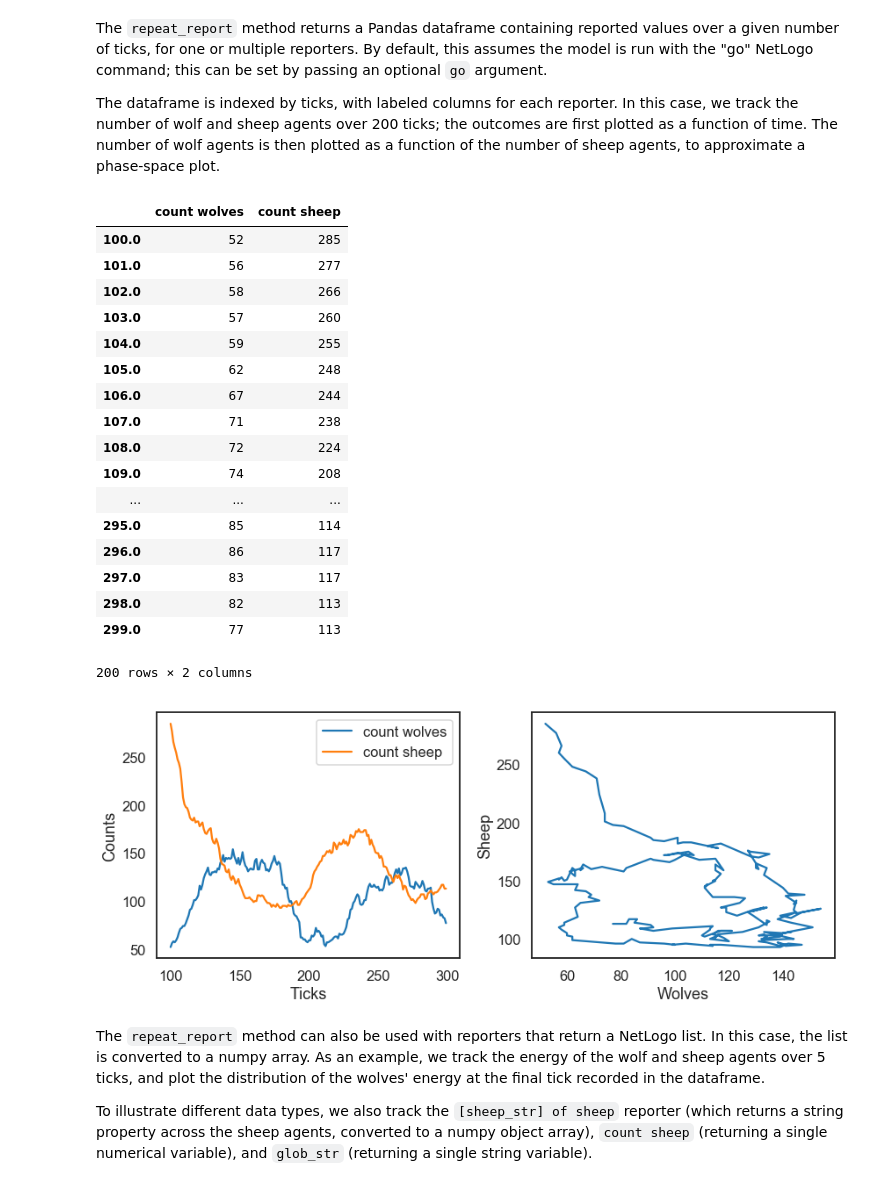
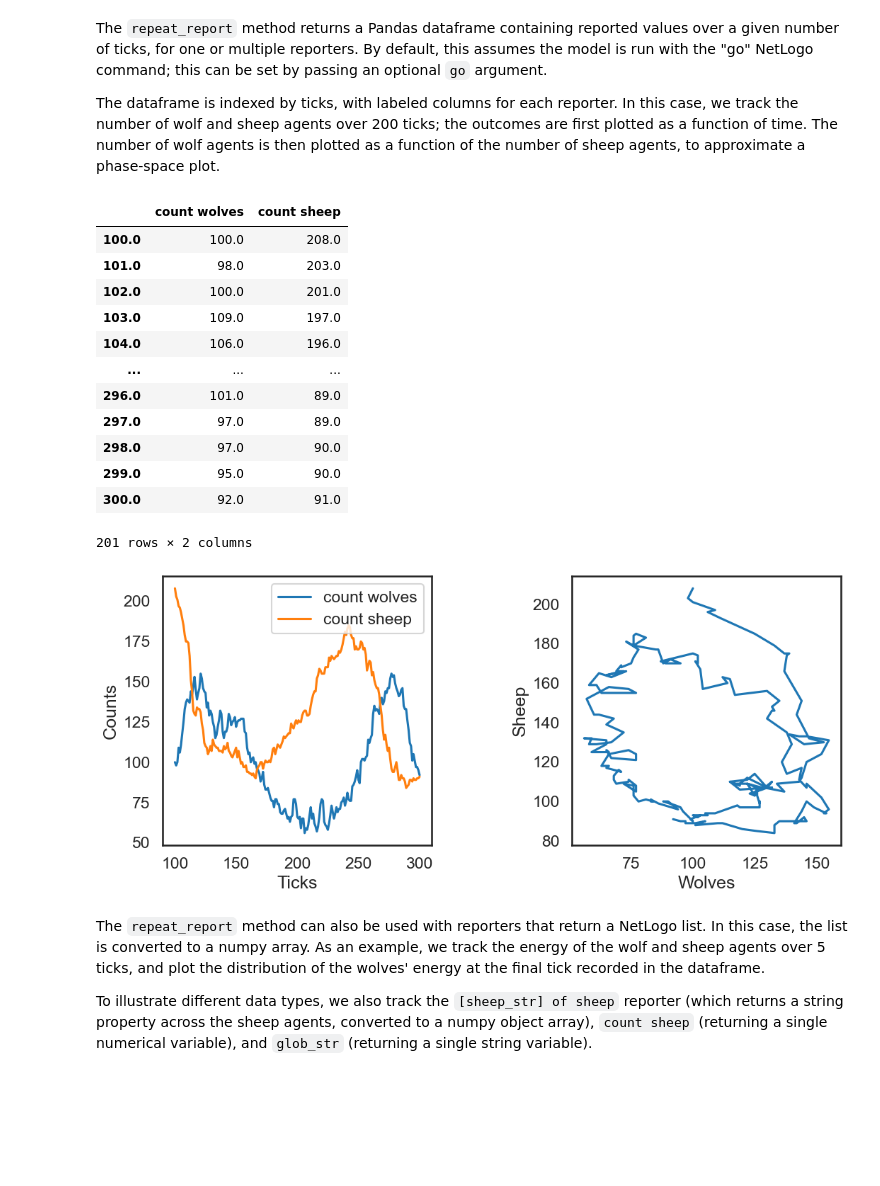
Before and after one commit to quaquel/pyNetLogo, a Jupyter notebook: docs/source/_docs/introduction.ipynb, the cells around one changed output. Cells and saved outputs as stored; diff of their text form; code cells hidden in the pictures; blank space fills up the shorter version.

```diff
--- a/docs/source/_docs/introduction.ipynb
+++ b/docs/source/_docs/introduction.ipynb
@@ -14,9 +14,9 @@ import seaborn as sns
 sns.set_style("white")
 sns.set_context("talk")
 
-import pyNetLogo
+import pynetlogo
 
-netlogo = pyNetLogo.NetLogoLink(gui=True)
+netlogo = pynetlogo.NetLogoLink(gui=True, jvm_path='/Users/jhkwakkel/Downloads/jdk-19.0.2.jdk/Contents/MacOS/libjli.dylib')
 
 netlogo.load_model("./models/Wolf Sheep Predation_v6.nlogo")
 netlogo.command("setup")
@@ -115,38 +115,39 @@ counts = netlogo.repeat_report(["count wolves", "count sheep"], 200, go="go")
 counts
 # %% [output]
 |  | count wolves | count sheep |
-| 100.0 | 52 | 285 |
-| 101.0 | 56 | 277 |
-| 102.0 | 58 | 266 |
-| 103.0 | 57 | 260 |
-| 104.0 | 59 | 255 |
-| 105.0 | 62 | 248 |
-| 106.0 | 67 | 244 |
-| 107.0 | 71 | 238 |
-| 108.0 | 72 | 224 |
-| 109.0 | 74 | 208 |
+| 100.0 | 100.0 | 208.0 |
+| 101.0 | 98.0 | 203.0 |
+| 102.0 | 100.0 | 201.0 |
+| 103.0 | 109.0 | 197.0 |
+| 104.0 | 106.0 | 196.0 |
 | ... | ... | ... |
-| 295.0 | 85 | 114 |
-| 296.0 | 86 | 117 |
-| 297.0 | 83 | 117 |
-| 298.0 | 82 | 113 |
-| 299.0 | 77 | 113 |
+| 296.0 | 101.0 | 89.0 |
+| 297.0 | 97.0 | 89.0 |
+| 298.0 | 97.0 | 90.0 |
+| 299.0 | 95.0 | 90.0 |
+| 300.0 | 92.0 | 91.0 |
-200 rows × 2 columns
+201 rows × 2 columns
 # %%
 fig, (ax1, ax2) = plt.subplots(1, 2)
 
 counts.plot(ax=ax1, use_index=True, legend=True)
 ax1.set_xlabel("Ticks")
 ax1.set_ylabel("Counts")
 
 ax2.plot(counts["count wolves"], counts["count sheep"])
 ax2.set_xlabel("Wolves")
 ax2.set_ylabel("Sheep")
+
+
+for ax in [ax1, ax2]:
+    ax.set_aspect(1 / ax.get_data_ratio())
+
+
 fig.set_size_inches(12, 5)
 plt.tight_layout()
 plt.show()
 # %% [output]
-[figure, old version]
+[figure, new version]
 # %% [markdown]
 The `repeat_report` method can also be used with reporters that return a NetLogo list. In this case, the list is converted to a numpy array. As an example, we track the energy of the wolf and sheep agents over 5 ticks, and plot the distribution of the wolves' energy at the final tick recorded in the dataframe.
 
```
Also changed, not shown: parts of 6 cells of this notebook.
